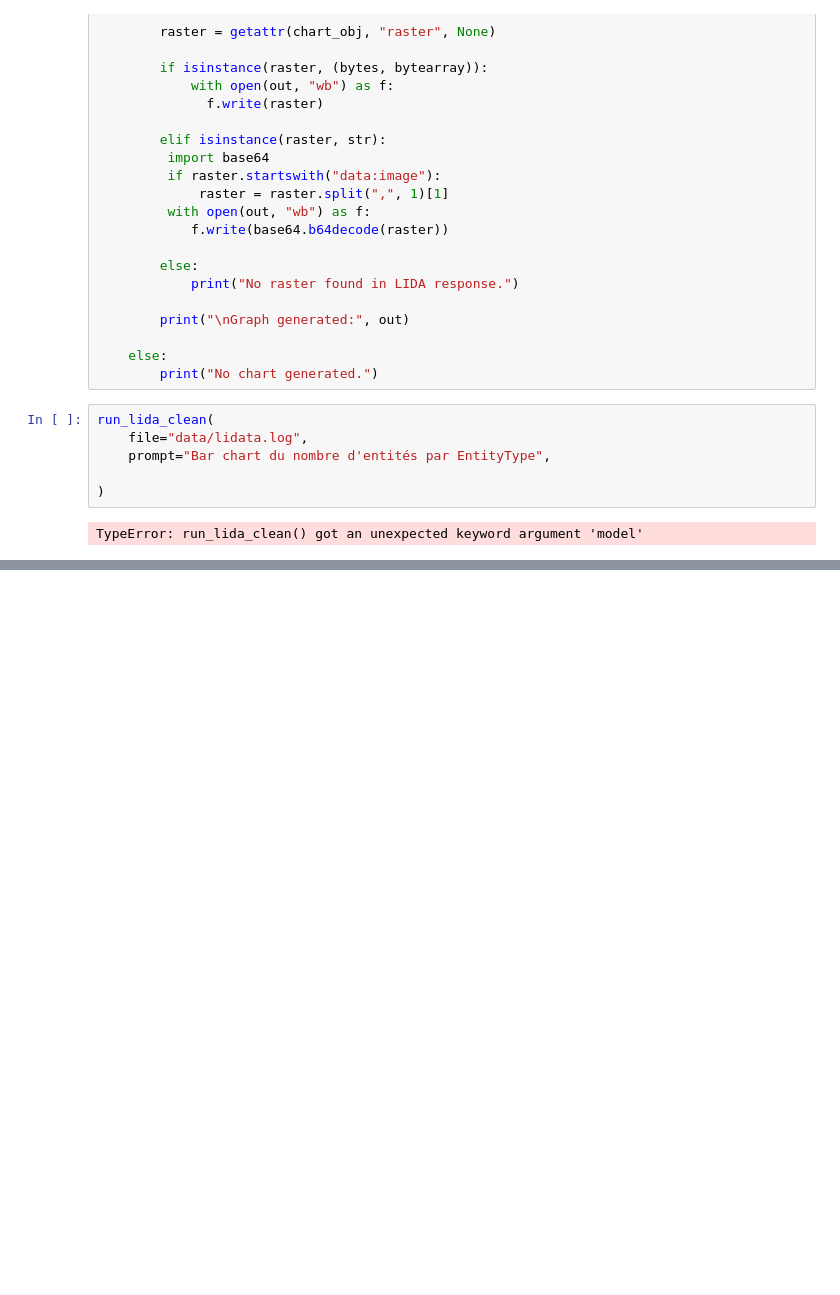
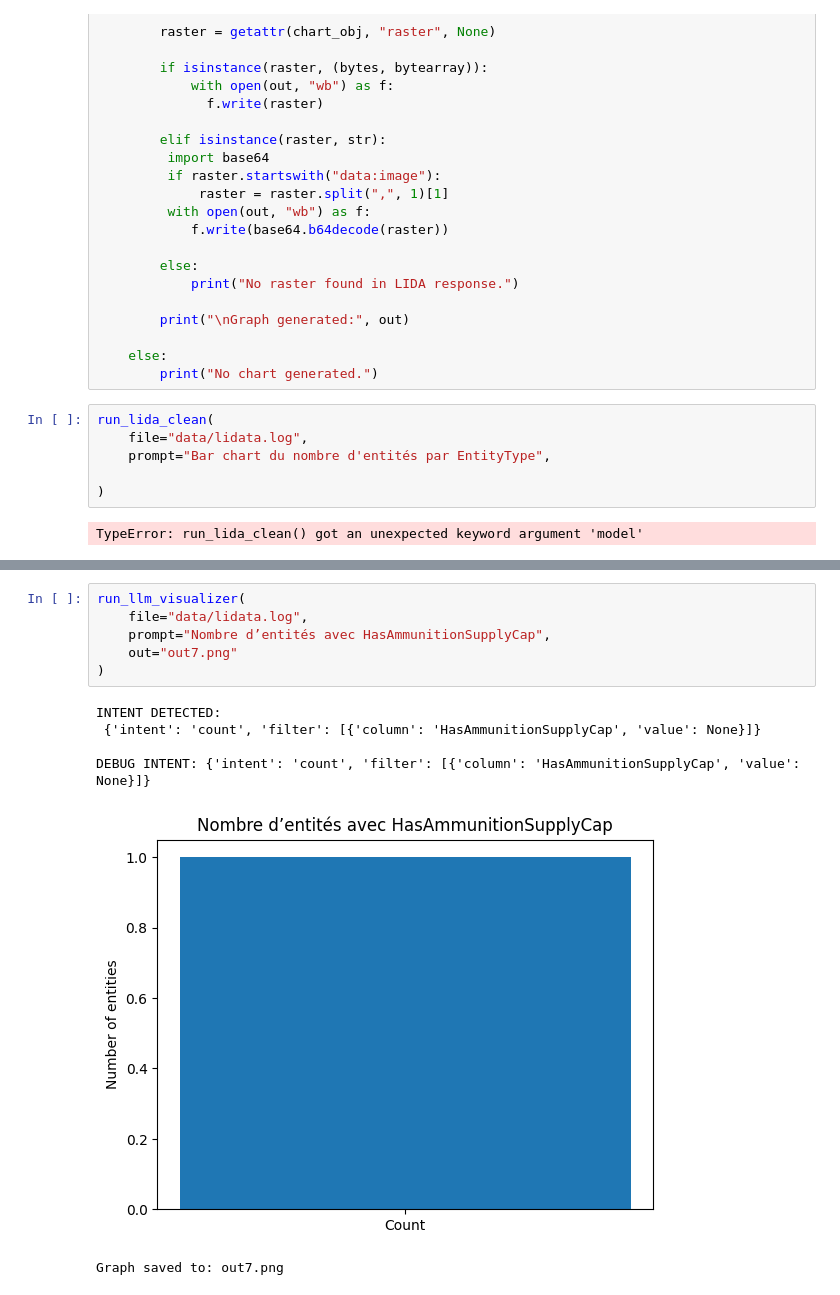
Before and after one commit to RaphaelZrrr/Lida_test, a Jupyter notebook: main2.ipynb, the cells around one changed output, grey strips where cells are left out. Cells and saved outputs as stored; diff of their text form; blank space fills up the shorter version.

```diff
--- a/main2.ipynb
+++ b/main2.ipynb
@@ -679,0 +927,13 @@ MAPPING: {'chart': 'bar', 'x': 'EntityType', 'y': 'count', 'color': None, 'time'
+# %%
+run_llm_visualizer(
+    file="data/lidata.log",
+    prompt="Nombre d’entités avec HasAmmunitionSupplyCap",
+    out="out7.png"
+)
+# %% [output]
+INTENT DETECTED:
+ {'intent': 'count', 'filter': [{'column': 'HasAmmunitionSupplyCap', 'value': None}]}
+
+DEBUG INTENT: {'intent': 'count', 'filter': [{'column': 'HasAmmunitionSupplyCap', 'value': None}]}
+[figure, added]
+Graph saved to: out7.png
```
Also changed, not shown: parts of 15 cells of this notebook, 8 other files.
